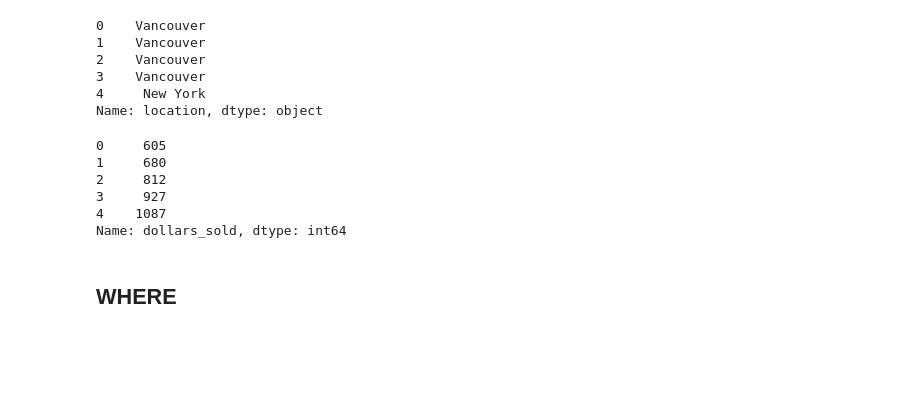
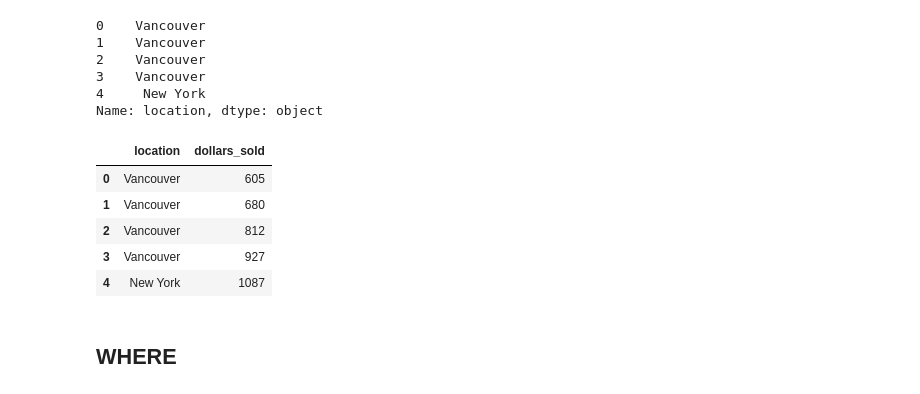
Before and after one commit to daniel-hocking/COMP9318, a Jupyter notebook: L1 - Pandas-1.ipynb, the cells around one changed output. Cells and saved outputs as stored; diff of their text form; code cells hidden in the pictures; blank space fills up the shorter version.

```diff
--- a/L1 - Pandas-1.ipynb
+++ b/L1 - Pandas-1.ipynb
@@ -82,15 +82,15 @@ df.location.head()
 Name: location, dtype: object
 # %%
 # show location and dollars_sold
-df['dollars_sold'].head()
+df[['location','dollars_sold']].head()
 # df[['location','dollars_sold']].head() # also okay
 # %% [output]
-0     605
-1     680
-2     812
-3     927
-4    1087
-Name: dollars_sold, dtype: int64
+|  | location | dollars_sold |
+| 0 | Vancouver | 605 |
+| 1 | Vancouver | 680 |
+| 2 | Vancouver | 812 |
+| 3 | Vancouver | 927 |
+| 4 | New York | 1087 |
 # %% [markdown]
 ## WHERE
 # %%
```
Also changed, not shown: parts of 8 cells of this notebook.
